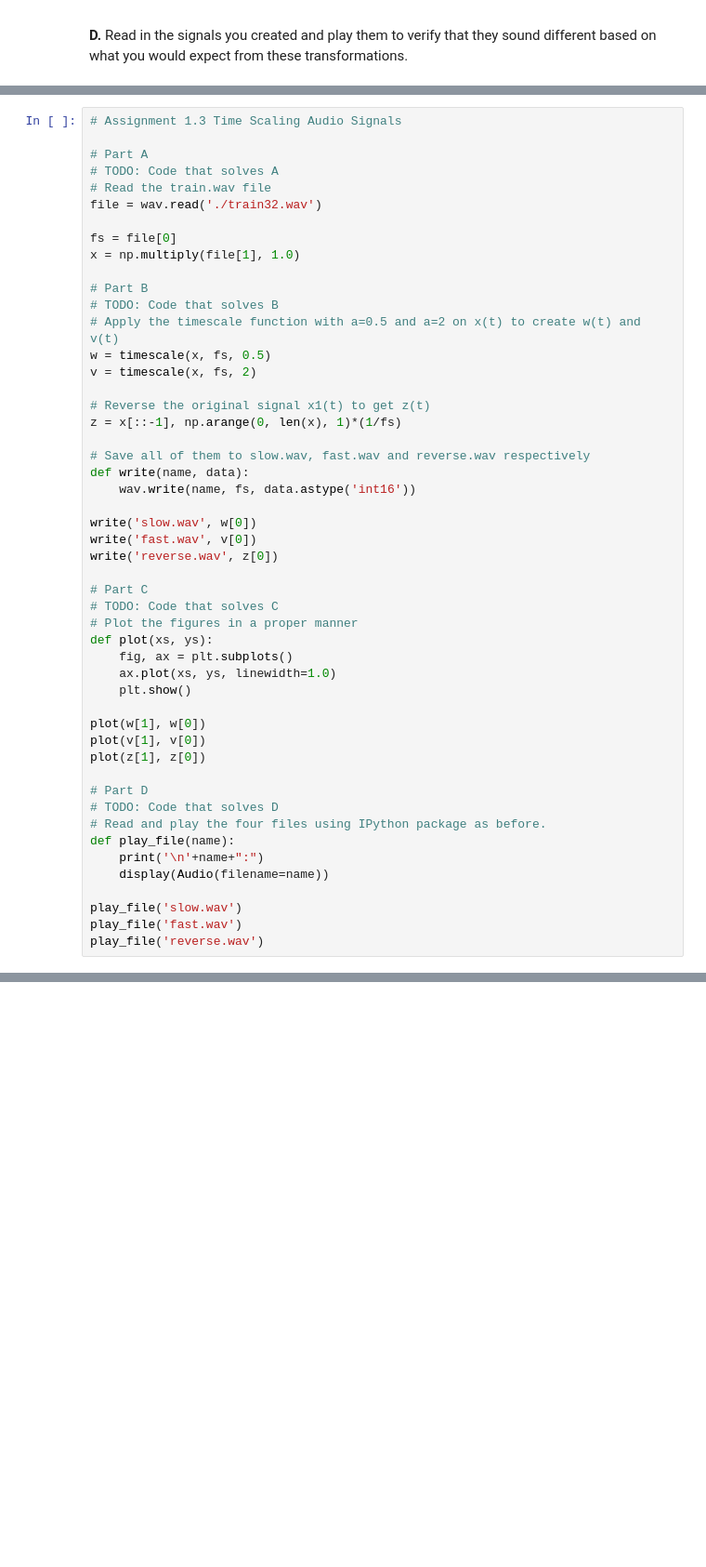
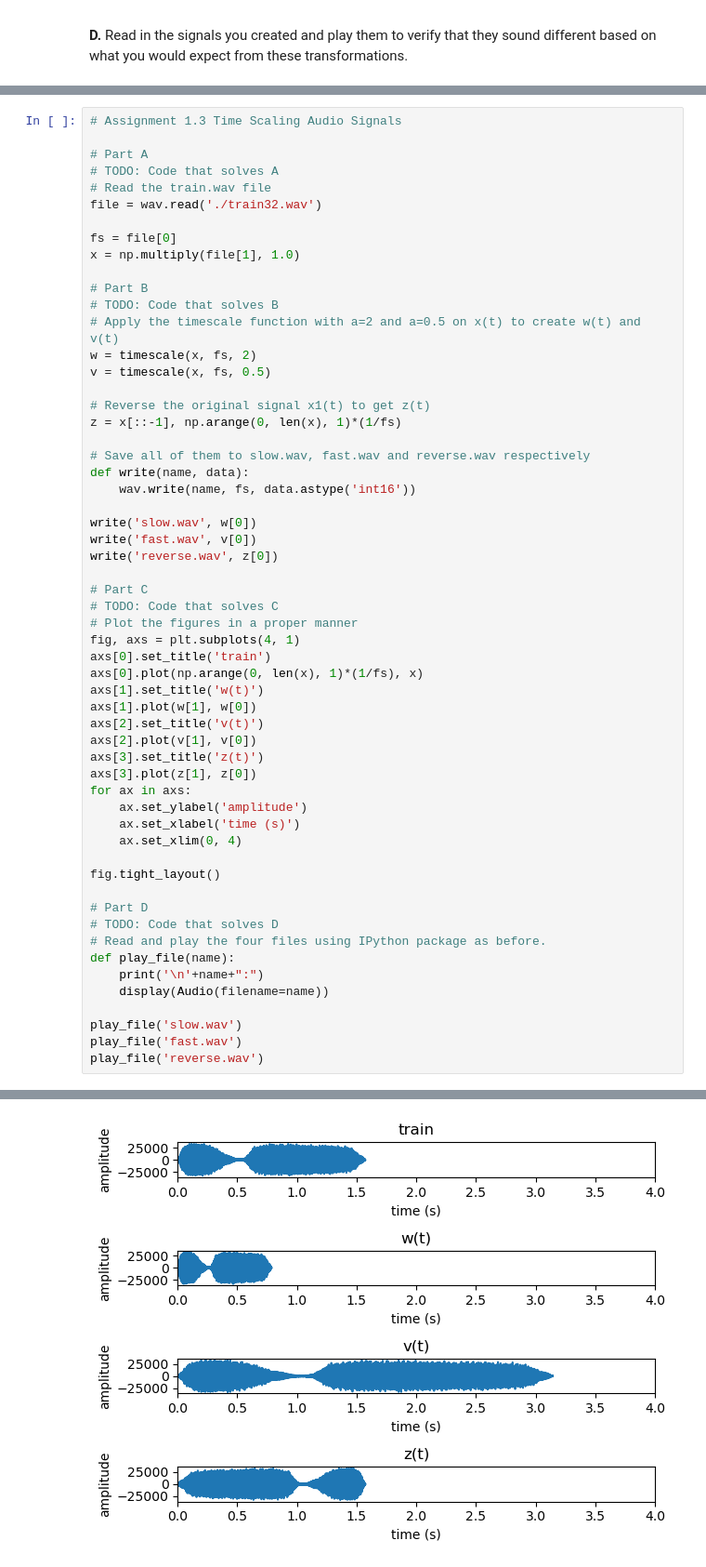
Before and after one commit to pie474/EE242Labs, a Jupyter notebook: 1b/EE242_Lab1b.ipynb, the cells around one changed output, grey strips where cells are left out. Shown at 93% size. Cells and saved outputs as stored; diff of their text form; blank space fills up the shorter version.

```diff
--- a/1b/EE242_Lab1b.ipynb
+++ b/1b/EE242_Lab1b.ipynb
@@ -71,9 +71,9 @@ x = np.multiply(file[1], 1.0)
 
 # Part B
 # TODO: Code that solves B
-# Apply the timescale function with a=0.5 and a=2 on x(t) to create w(t) and v(t)
-w = timescale(x, fs, 0.5)
-v = timescale(x, fs, 2)
+# Apply the timescale function with a=2 and a=0.5 on x(t) to create w(t) and v(t)
+w = timescale(x, fs, 2)
+v = timescale(x, fs, 0.5)
 
 # Reverse the original signal x1(t) to get z(t)
 z = x[::-1], np.arange(0, len(x), 1)*(1/fs)
@@ -89,14 +89,21 @@ write('reverse.wav', z[0])
 # Part C
 # TODO: Code that solves C
 # Plot the figures in a proper manner
-def plot(xs, ys):
-    fig, ax = plt.subplots()
-    ax.plot(xs, ys, linewidth=1.0)
-    plt.show()
+fig, axs = plt.subplots(4, 1)
+axs[0].set_title('train')
+axs[0].plot(np.arange(0, len(x), 1)*(1/fs), x)
+axs[1].set_title('w(t)')
+axs[1].plot(w[1], w[0])
+axs[2].set_title('v(t)')
+axs[2].plot(v[1], v[0])
+axs[3].set_title('z(t)')
+axs[3].plot(z[1], z[0])
+for ax in axs:
+    ax.set_ylabel('amplitude')
+    ax.set_xlabel('time (s)')
+    ax.set_xlim(0, 4)
 
-plot(w[1], w[0])
-plot(v[1], v[0])
-plot(z[1], z[0])
+fig.tight_layout()
 
 # Part D
 # TODO: Code that solves D
@@ -115,6 +119,7 @@ play_file('reverse.wav')
 slow.wav:
 [interactive output not drawn]
 fast.wav:
 [interactive output not drawn]
 reverse.wav:
 [interactive output not drawn]
+[figure, new version]
```
Also changed, not shown: parts of 5 cells of this notebook.
